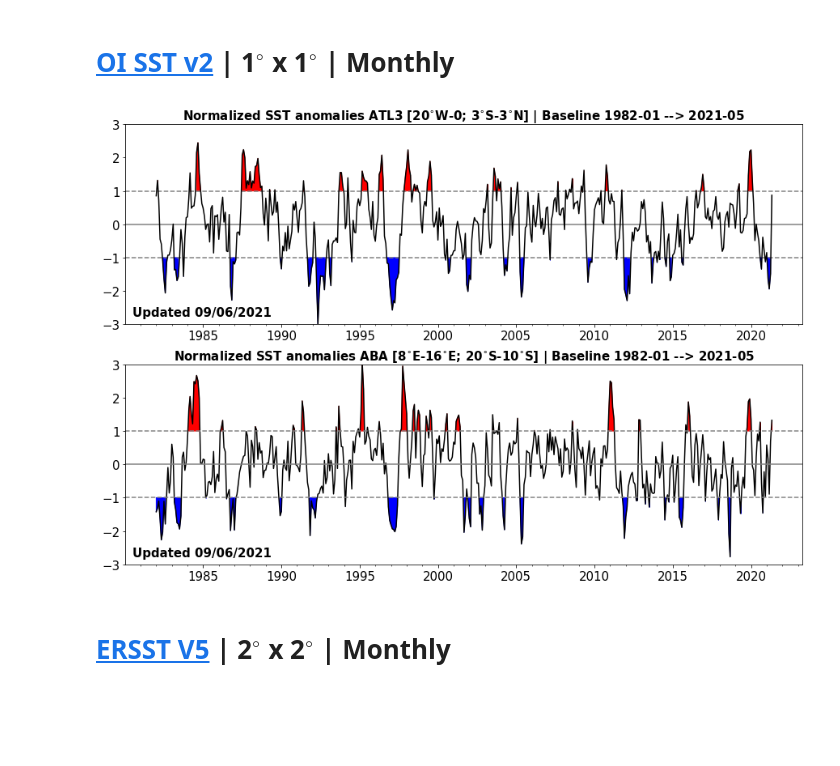
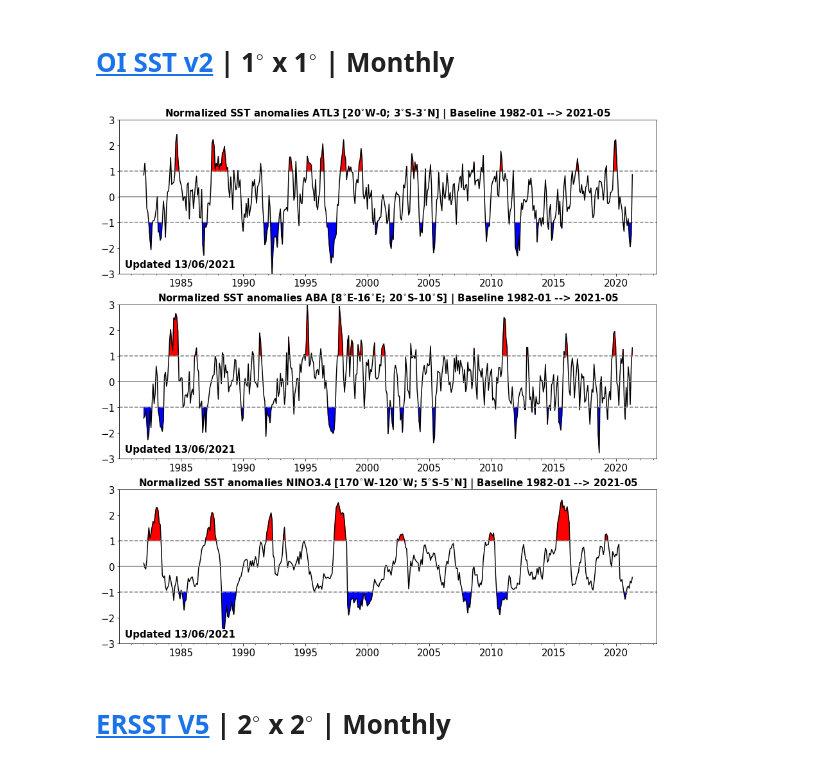
Before and after one commit to aprig/Auto_timeseries_ATL3_ABA, a Jupyter notebook: automatic_time_series_SST.ipynb, the cells around one changed output. Saved outputs shown, nothing was run; the diff lists cells and outputs as text; code cells hidden in the pictures; blank space fills up the shorter version.

```diff
--- a/automatic_time_series_SST.ipynb
+++ b/automatic_time_series_SST.ipynb
@@ -284,5 +324,5 @@ ssta_atl3_norm_cobe,ssta_aba_norm_cobe = read_data_compute_anomalies(path_data)
 # %%
 path_oi = 'https://psl.noaa.gov/thredds/dodsC/Datasets/noaa.oisst.v2/'
-ssta_atl3_norm_oi,ssta_aba_norm_oi = read_data_compute_anomalies_oi(path_oi)
+ssta_atl3_norm_oi,ssta_aba_norm_oi,ssta_nino34_norm_oi = read_data_compute_anomalies_oi(path_oi)
 # %%
 path_ersstv5 = 'https://psl.noaa.gov/thredds/dodsC/Datasets/noaa.ersst.v5/sst.mnmean.nc'
@@ -301,9 +341,9 @@ plot_anomalies(ssta_atl3_norm_cobe,ssta_aba_norm_cobe)
 # %% [markdown]
 # [OI SST v2](https://psl.noaa.gov/data/gridded/data.noaa.oisst.v2.html) | 1$^{\circ}$ x 1$^{\circ}$ | Monthly
 # %%
-plot_anomalies(ssta_atl3_norm_oi,ssta_aba_norm_oi)
+plot_anomalies(ssta_atl3_norm_oi,ssta_aba_norm_oi,ssta_nino34_norm_oi)
 # %% [output]
-[figure, old version]
+[figure, new version]
 # %% [markdown]
 # [ERSST V5](https://psl.noaa.gov/data/gridded/data.noaa.ersst.v5.html) | 2$^{\circ}$ x 2$^{\circ}$ | Monthly
 # %%
```
Also changed, not shown: parts of 8 cells of this notebook.
